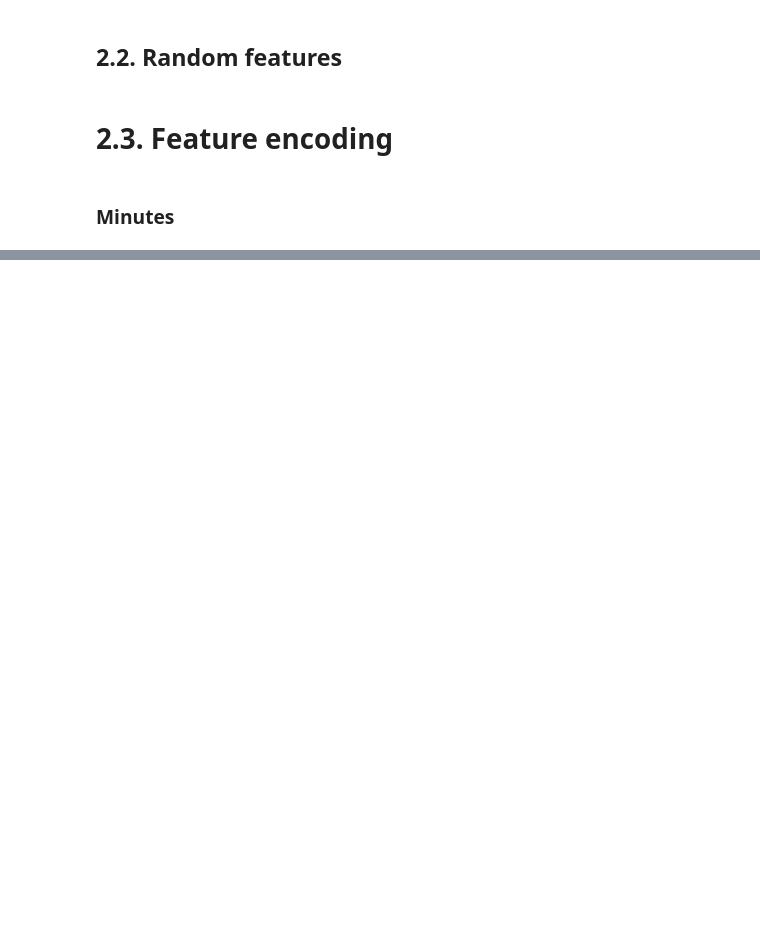
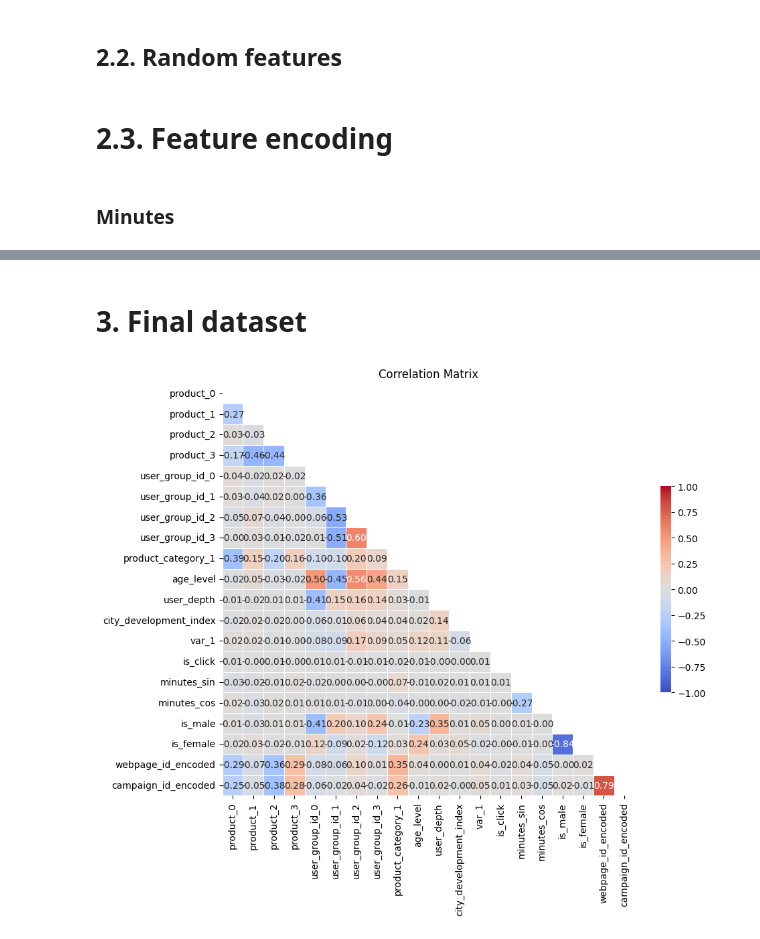
Before and after one commit to kevvvch/machine_learning_proy, a Jupyter notebook: 1-eda.ipynb, the cells around one changed output, grey strips where cells are left out. Cells and saved outputs as stored; diff of their text form; code cells hidden in the pictures; blank space fills up the shorter version.

```diff
--- a/1-eda.ipynb
+++ b/1-eda.ipynb
@@ -588,0 +582,9 @@ dataset_t.sample(20)
+# %%
+dataset_t['product'] = dataset_t['product'].fillna(0.0)
+
+# Binary encoding
+encoder = ce.BinaryEncoder(cols=['product'])
+df_encoded = encoder.fit_transform(dataset_t['product'])
+dataset_t = pd.concat([df_encoded, dataset_t], axis=1)
+
+dataset_t = dataset_t.drop(["product"], axis=1)
@@ -588,0 +593,3 @@ dataset_t.sample(20)
+# %%
+mode_imputer = SimpleImputer(strategy='most_frequent')
+dataset_t['age_level'] = mode_imputer.fit_transform(dataset_t[["age_level"]])
@@ -588,0 +598,2 @@ dataset_t.sample(20)
+# %%
+dataset_t['user_depth'] = dataset_t['user_depth'].fillna(1.0)
@@ -588,0 +602,3 @@ dataset_t.sample(20)
+# %%
+mode_imputer = SimpleImputer(strategy='most_frequent')
+dataset_t['city_development_index'] = mode_imputer.fit_transform(dataset_t[["city_development_index"]])
@@ -588,0 +627,7 @@ dataset_t.sample(20)
+# %% [markdown]
+# 3. Final dataset
+# %%
+# Check correlation
+plot_correlation_list(dataset_t, dataset_t.columns)
+# %% [output]
+[figure, added]
```
Also changed, not shown: parts of 31 cells of this notebook, 3 other files.
